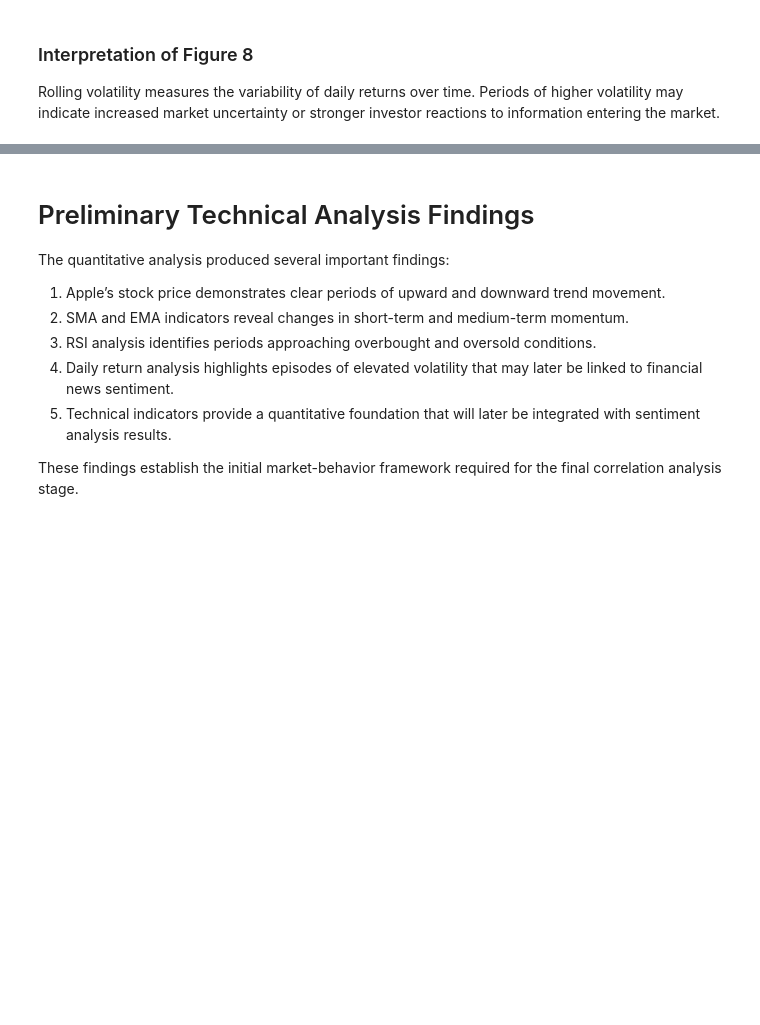
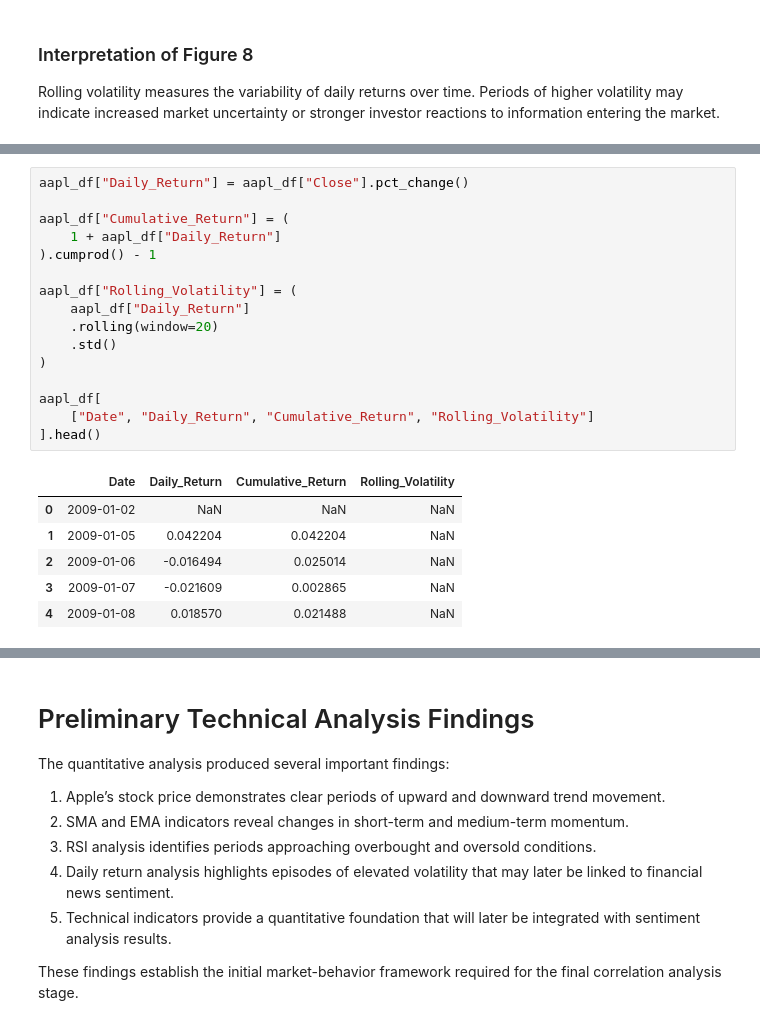
Before and after one commit to MariyaEA/news-sentiment-analysis, a Jupyter notebook: notebooks/02_stock_indicator_analysis.ipynb, the cells around one changed output, grey strips where cells are left out. Drawn from its saved outputs; the diff is of its cells as text; blank space fills up the shorter version.

```diff
--- a/notebooks/02_stock_indicator_analysis.ipynb
+++ b/notebooks/02_stock_indicator_analysis.ipynb
@@ -343,0 +381,23 @@ Rolling volatility measures the variability of daily returns over time. Periods
+# %%
+aapl_df["Daily_Return"] = aapl_df["Close"].pct_change()
+
+aapl_df["Cumulative_Return"] = (
+    1 + aapl_df["Daily_Return"]
+).cumprod() - 1
+
+aapl_df["Rolling_Volatility"] = (
+    aapl_df["Daily_Return"]
+    .rolling(window=20)
+    .std()
+)
+
+aapl_df[
+    ["Date", "Daily_Return", "Cumulative_Return", "Rolling_Volatility"]
+].head()
+# %% [output]
+|  | Date | Daily_Return | Cumulative_Return | Rolling_Volatility |
+| 0 | 2009-01-02 | NaN | NaN | NaN |
+| 1 | 2009-01-05 | 0.042204 | 0.042204 | NaN |
+| 2 | 2009-01-06 | -0.016494 | 0.025014 | NaN |
+| 3 | 2009-01-07 | -0.021609 | 0.002865 | NaN |
+| 4 | 2009-01-08 | 0.018570 | 0.021488 | NaN |
```
Also changed, not shown: parts of 9 cells of this notebook, 1 other file.
